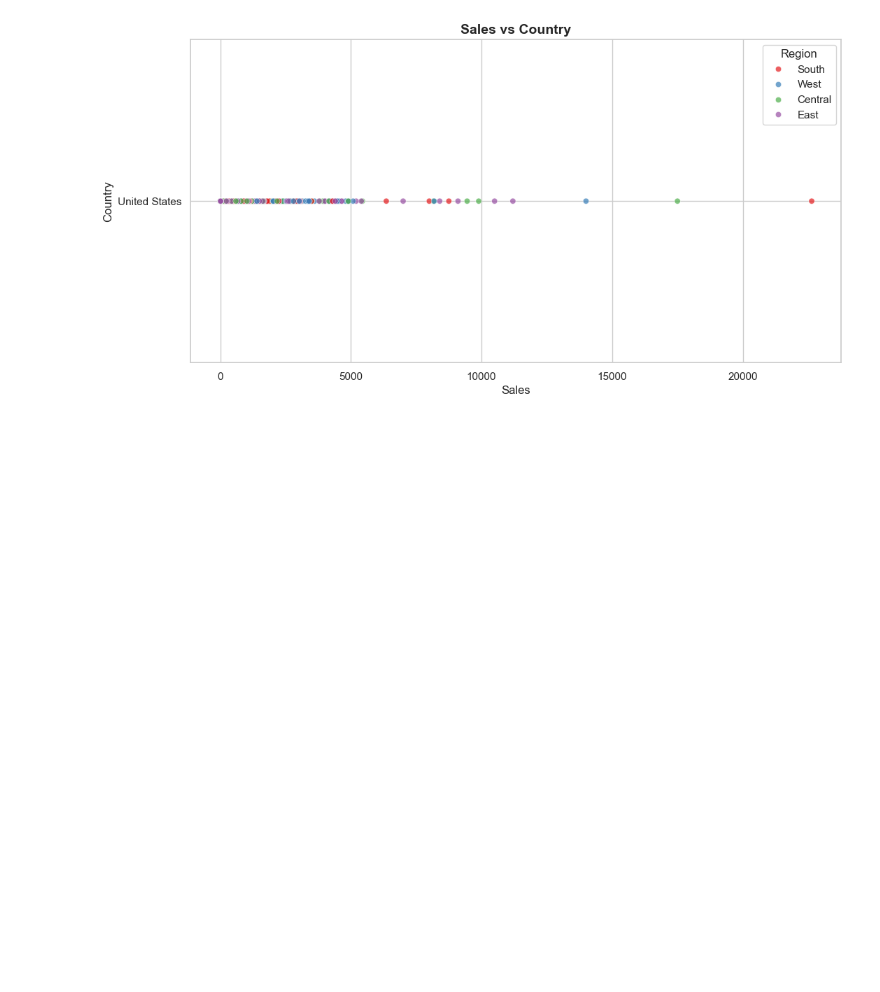
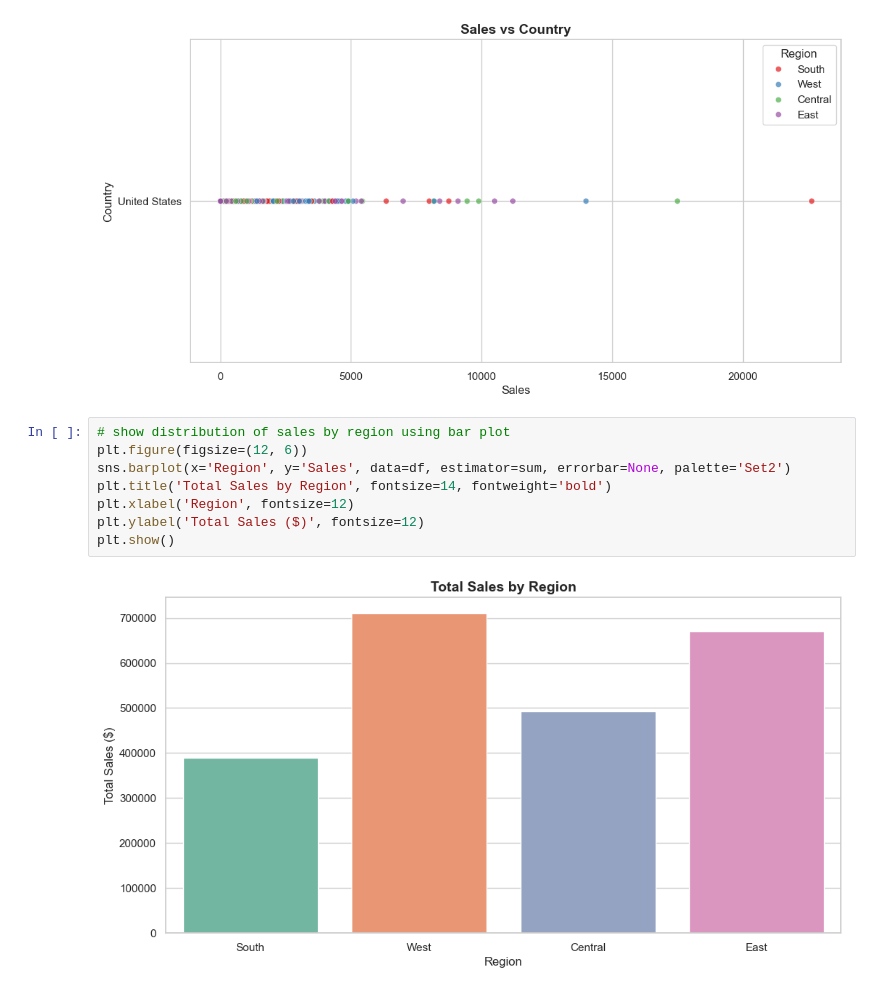
Before and after one commit to abrar-swapnil/superstore-data-analysis, a Jupyter notebook: E_Commerce_EEDA.ipynb, the cells around one changed output. Saved outputs shown, nothing was run; the diff lists cells and outputs as text; blank space fills up the shorter version.

```diff
--- a/E_Commerce_EEDA.ipynb
+++ b/E_Commerce_EEDA.ipynb
@@ -250,3 +250,13 @@ plt.ylabel('Country', fontsize=12)
 plt.show()
 # %% [output]
 [figure]
+# %%
+# show distribution of sales by region using bar plot
+plt.figure(figsize=(12, 6))
+sns.barplot(x='Region', y='Sales', data=df, estimator=sum, errorbar=None, palette='Set2')
+plt.title('Total Sales by Region', fontsize=14, fontweight='bold')
+plt.xlabel('Region', fontsize=12)
+plt.ylabel('Total Sales ($)', fontsize=12)
+plt.show()
+# %% [output]
+[figure, added]
```
